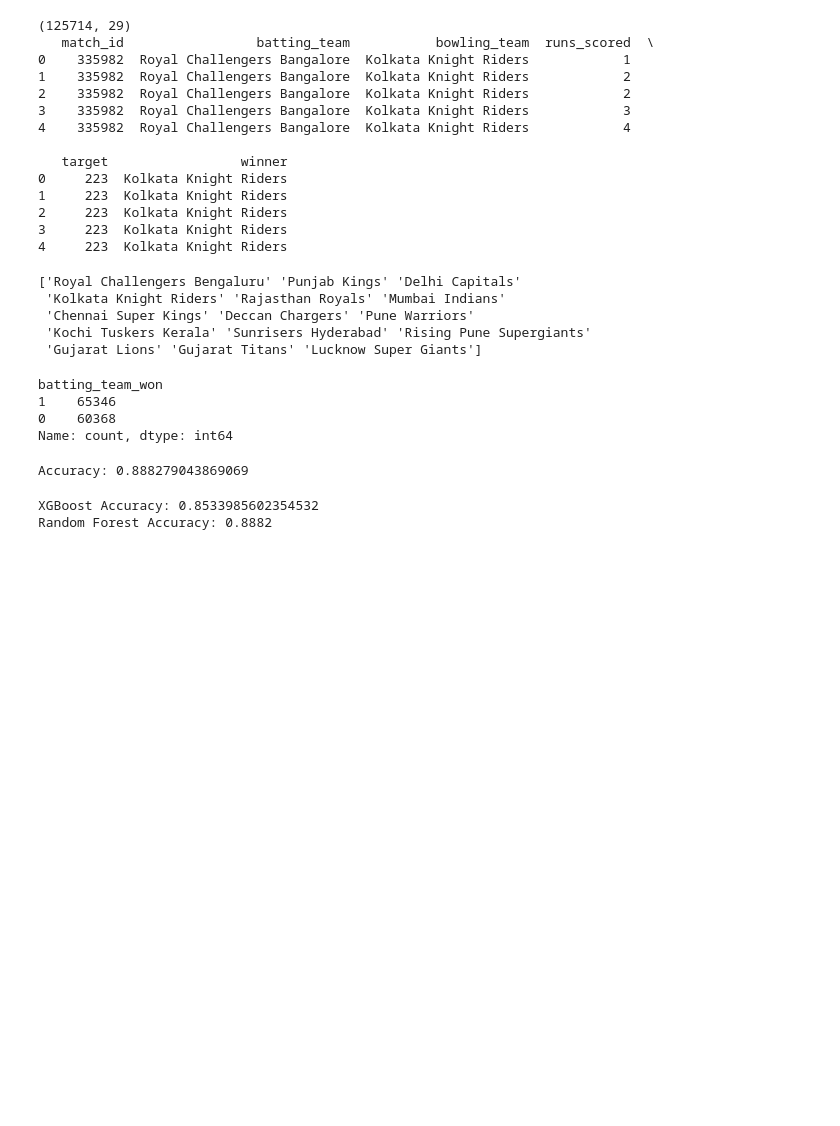
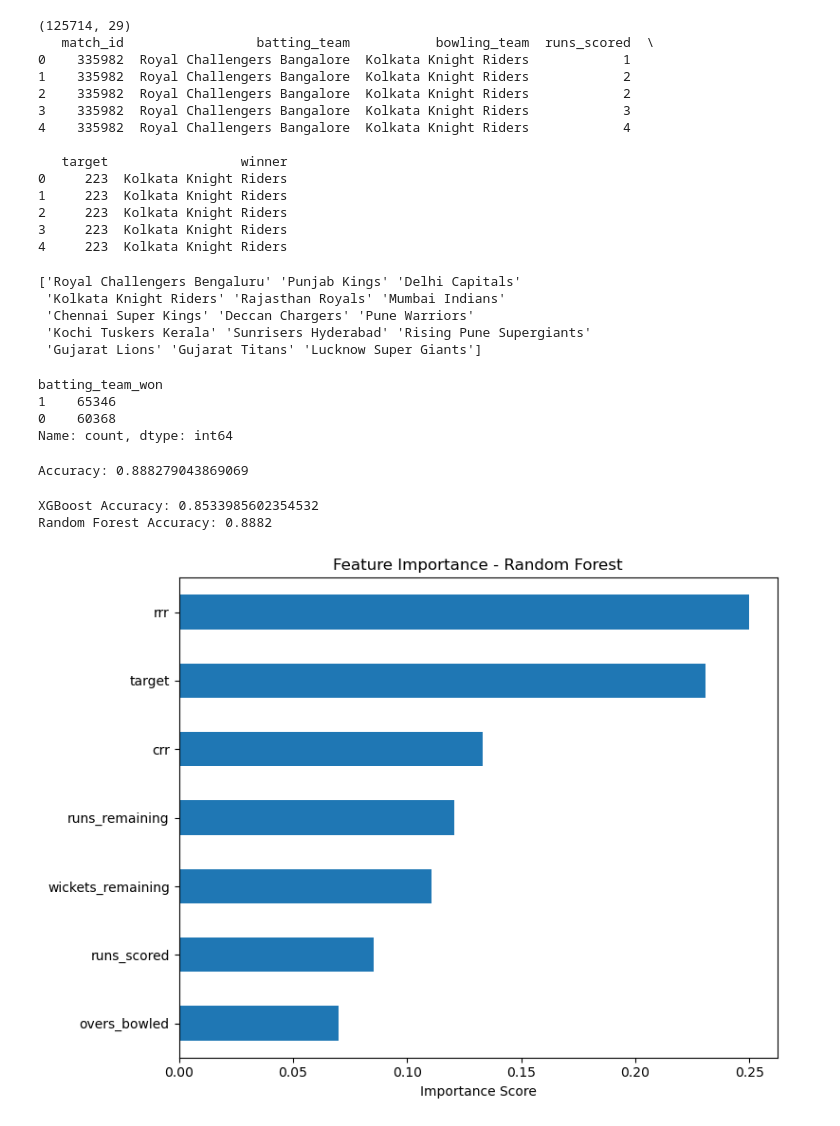
Before and after one commit to Hiti03/ipl-win-predictor, a Jupyter notebook: 05_inplay_features.ipynb, the cells around one changed output. Cells and saved outputs as stored; diff of their text form; code cells hidden in the pictures; blank space fills up the shorter version.

Commit message:
Day 9: XGBoost vs Random Forest comparison, feature importance analysis - RF 88.8% vs XGBoost 85.3%

```diff
--- a/05_inplay_features.ipynb
+++ b/05_inplay_features.ipynb
@@ -161,3 +161,15 @@ print("Random Forest Accuracy: 0.8882")
 # %% [output]
 XGBoost Accuracy: 0.8533985602354532
 Random Forest Accuracy: 0.8882
+# %%
+## Feature Importance
+import matplotlib.pyplot as plt
+
+feature_importance = pd.Series(model.feature_importances_, index=features)
+feature_importance.sort_values().plot(kind='barh', figsize=(8,6))
+plt.title('Feature Importance - Random Forest')
+plt.xlabel('Importance Score')
+plt.tight_layout()
+plt.show()
+# %% [output]
+[figure, added]
```
